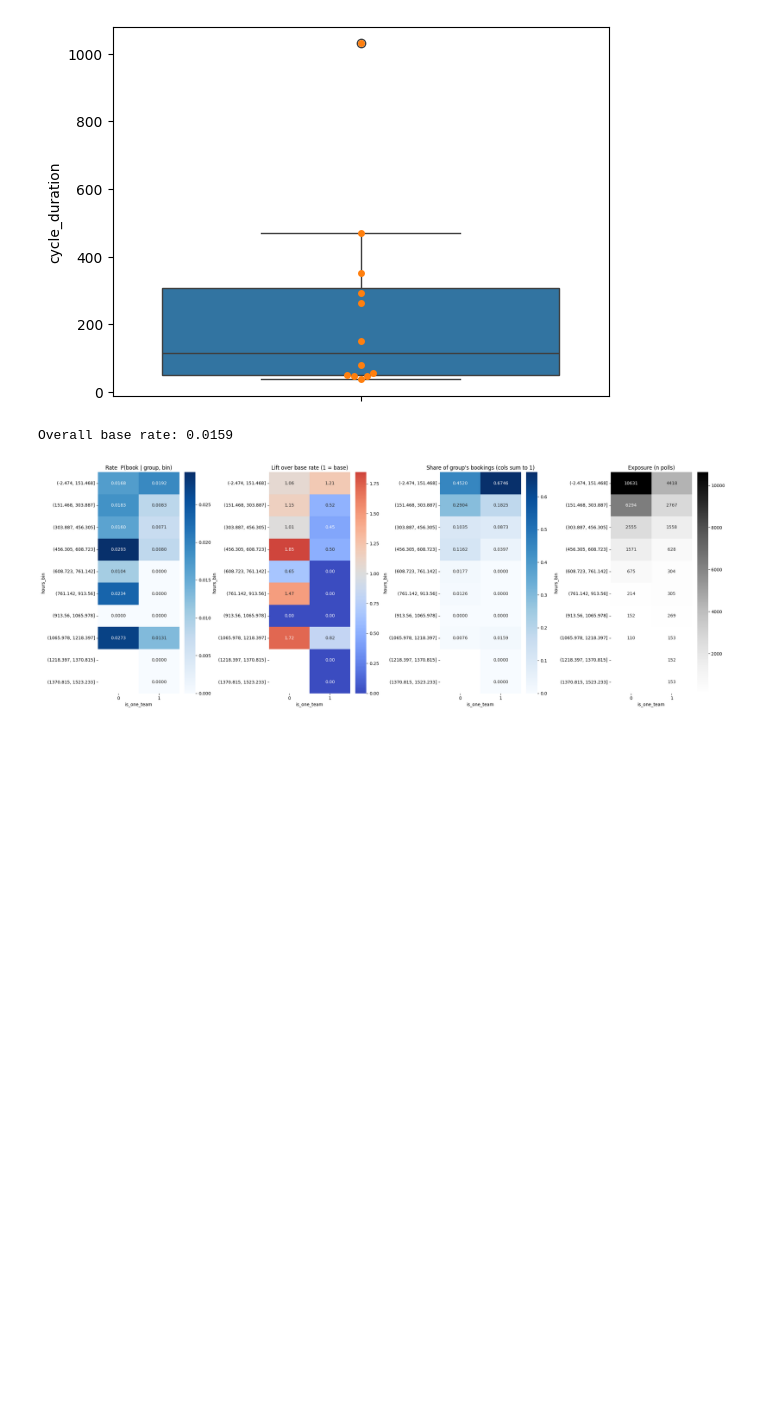
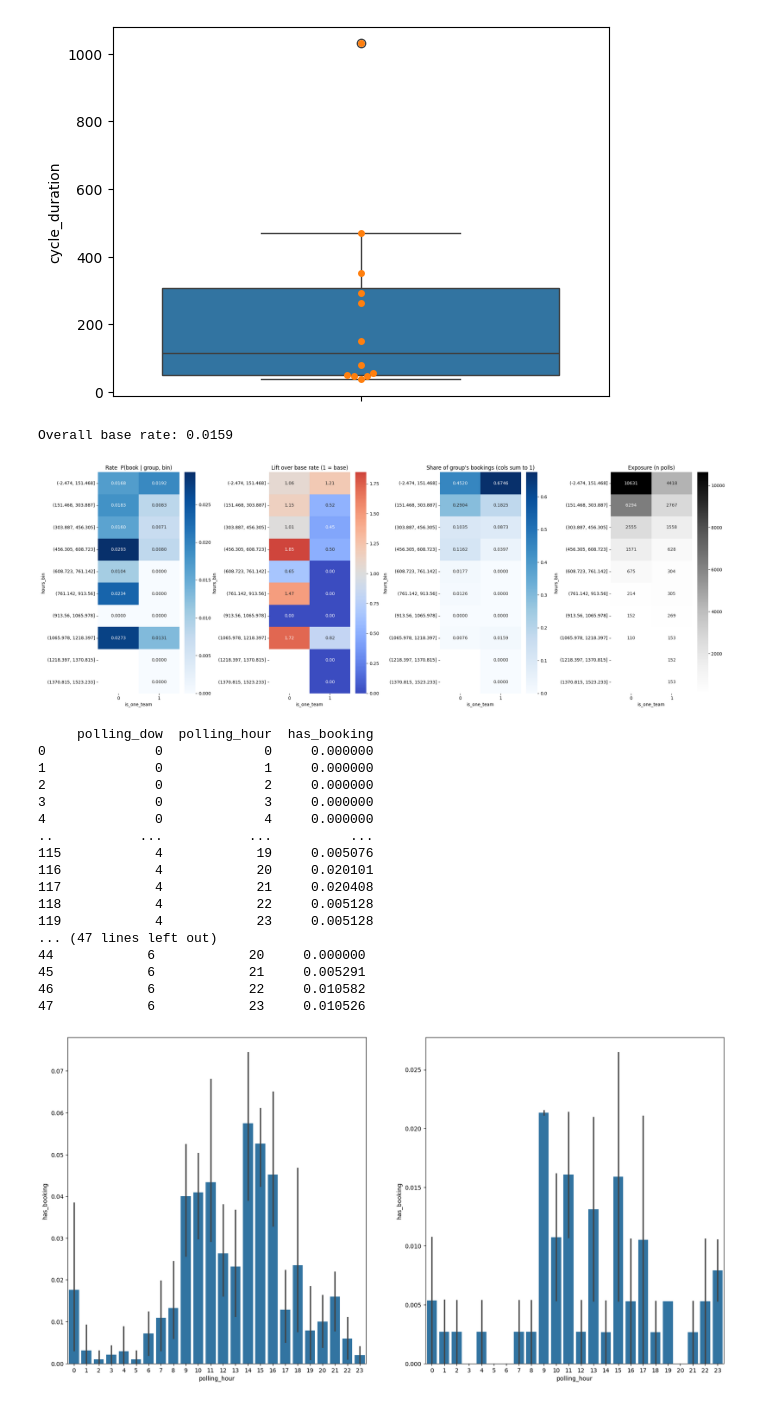
Before and after one commit to jun000111/cdc_ml, a Jupyter notebook: notebooks/0.02-eda-polling.ipynb, the cells around one changed output. Drawn from its saved outputs; the diff is of its cells as text; code cells hidden in the pictures; blank space fills up the shorter version.

```diff
--- a/notebooks/0.02-eda-polling.ipynb
+++ b/notebooks/0.02-eda-polling.ipynb
@@ -678,3 +680,30 @@ plt.show()
 # %% [output]
 Overall base rate: 0.0159
 [figure]
+# %%
+weekday_hour = df.loc[df["polling_dow"].isin([0,1,2,3,4])].groupby(["polling_dow","polling_hour"])["has_booking"].mean().reset_index()
+print(weekday_hour)
+fig,axes = plt.subplots(1,2,figsize=(20,10))
+sns.barplot(data=weekday_hour,x="polling_hour",y="has_booking",ax=axes[0])
+weekend_hour = df.loc[df["polling_dow"].isin([5,6])].groupby(["polling_dow","polling_hour"])["has_booking"].mean().reset_index()
+sns.barplot(data=weekend_hour,x="polling_hour",y="has_booking",ax=axes[1])
+print(weekend_hour)
+# %% [output]
+     polling_dow  polling_hour  has_booking
+0              0             0     0.000000
+1              0             1     0.000000
+2              0             2     0.000000
+3              0             3     0.000000
+4              0             4     0.000000
+..           ...           ...          ...
+115            4            19     0.005076
+116            4            20     0.020101
+117            4            21     0.020408
+118            4            22     0.005128
+119            4            23     0.005128
+... (47 lines left out)
+44            6            20     0.000000
+45            6            21     0.005291
+46            6            22     0.010582
+47            6            23     0.010526
+[figure, added]
```
Also changed, not shown: parts of 4 cells of this notebook, 2 other files.
